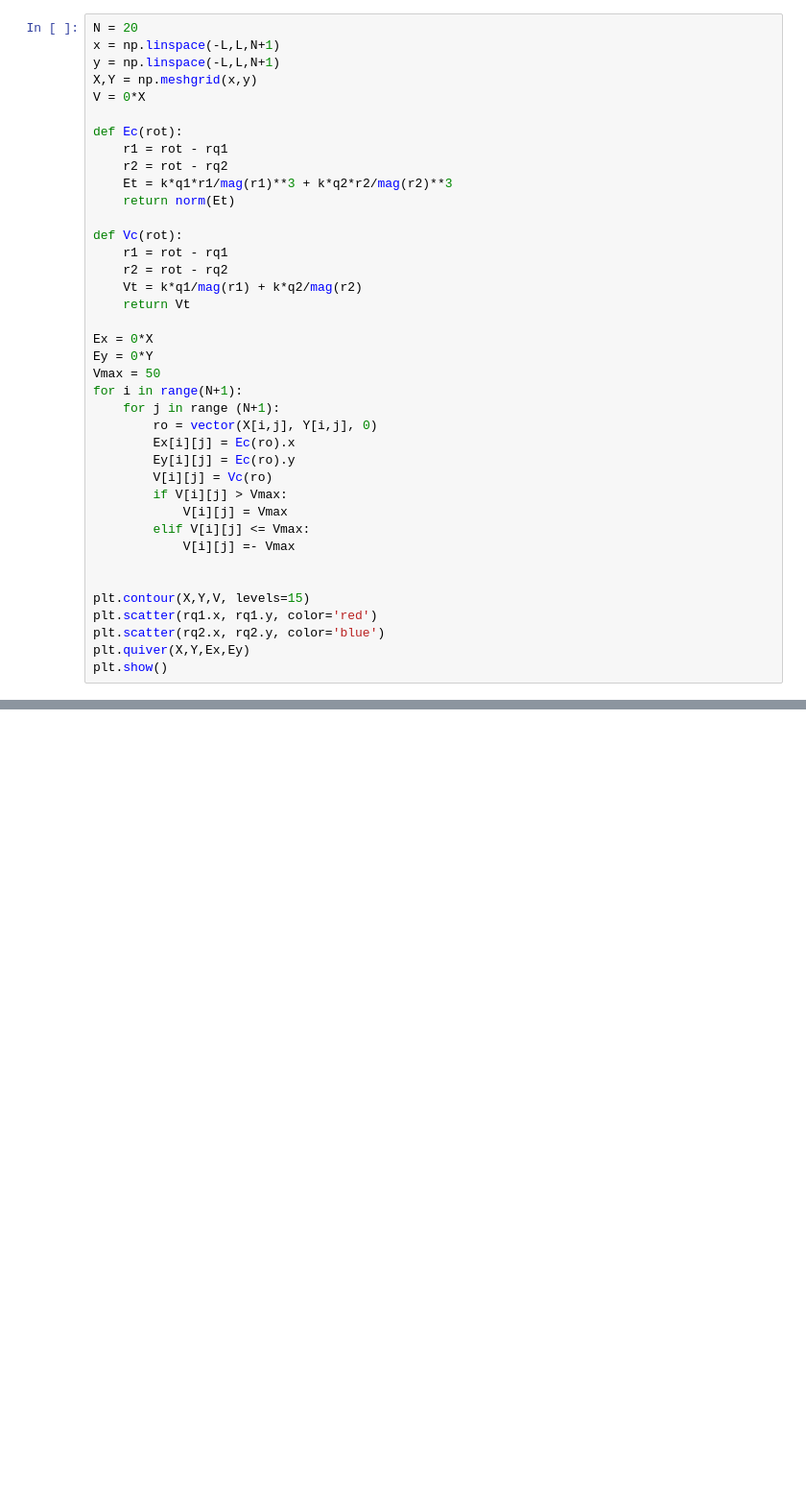
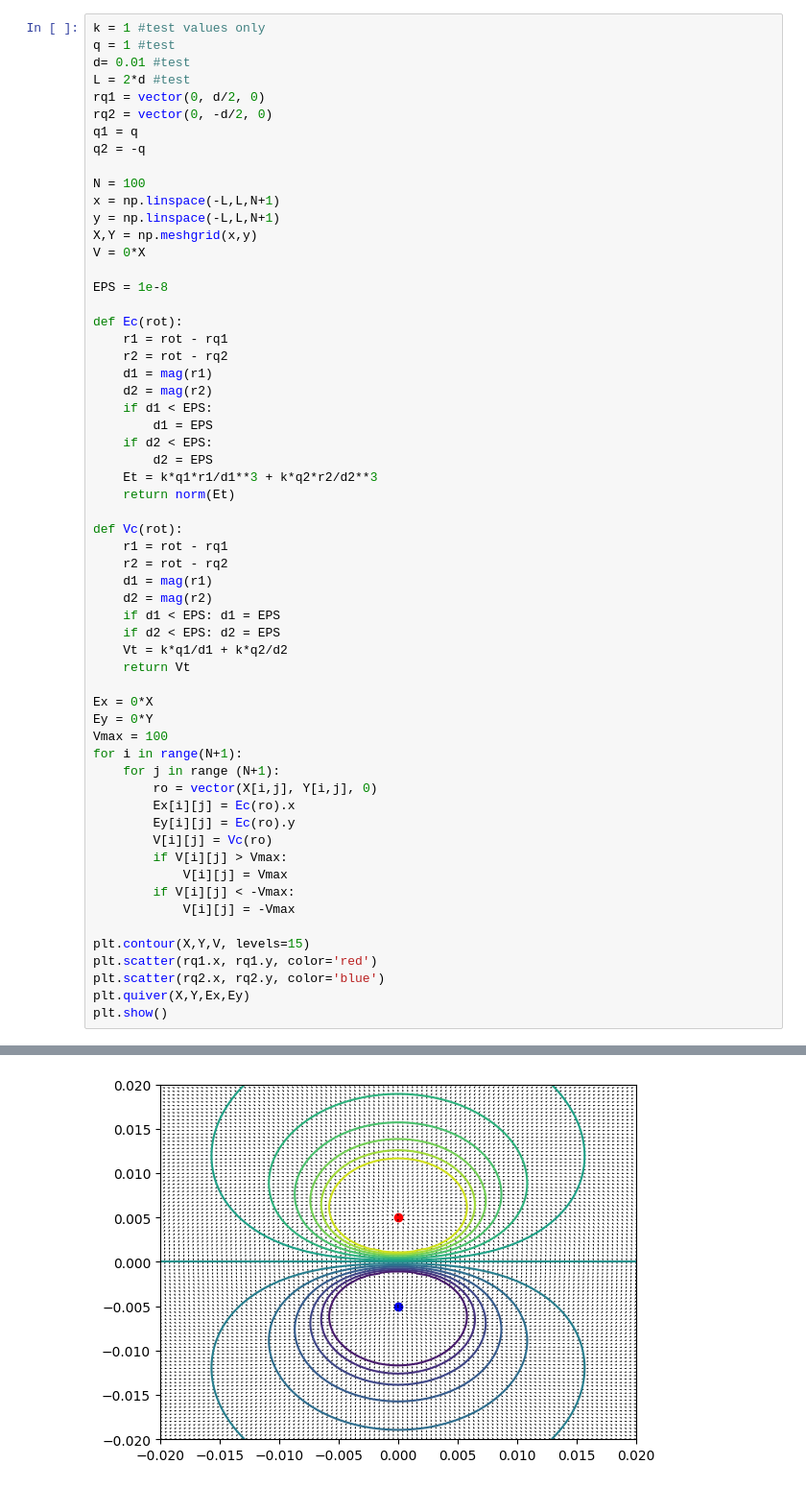
Before and after one commit to lukedev45/Solving-Laplace-s-Equation-for-a-Potential, a Jupyter notebook: dipole.ipynb, the cells around one changed output, grey strips where cells are left out. Shown at 96% size. Saved outputs shown, nothing was run; the diff lists cells and outputs as text; blank space fills up the shorter version.

Commit message:
dipole contour plots

```diff
--- a/dipole.ipynb
+++ b/dipole.ipynb
@@ -5,25 +7,46 @@ from vpython import vector, mag, norm
 # %%
-N = 20
+k = 1 #test values only
+q = 1 #test
+d= 0.01 #test
+L = 2*d #test
+rq1 = vector(0, d/2, 0)
+rq2 = vector(0, -d/2, 0)
+q1 = q
+q2 = -q
+
+N = 100
 x = np.linspace(-L,L,N+1)
 y = np.linspace(-L,L,N+1)
 X,Y = np.meshgrid(x,y)
 V = 0*X
 
+EPS = 1e-8
+
 def Ec(rot):
     r1 = rot - rq1
     r2 = rot - rq2
-    Et = k*q1*r1/mag(r1)**3 + k*q2*r2/mag(r2)**3
+    d1 = mag(r1)
+    d2 = mag(r2)
+    if d1 < EPS:
+        d1 = EPS
+    if d2 < EPS:
+        d2 = EPS
+    Et = k*q1*r1/d1**3 + k*q2*r2/d2**3
     return norm(Et)
 
 def Vc(rot):
     r1 = rot - rq1
     r2 = rot - rq2
-    Vt = k*q1/mag(r1) + k*q2/mag(r2)
+    d1 = mag(r1)
+    d2 = mag(r2)
+    if d1 < EPS: d1 = EPS
+    if d2 < EPS: d2 = EPS
+    Vt = k*q1/d1 + k*q2/d2
     return Vt
 
 Ex = 0*X
 Ey = 0*Y
-Vmax = 50
+Vmax = 100
 for i in range(N+1):
     for j in range (N+1):
         ro = vector(X[i,j], Y[i,j], 0)
@@ -32,9 +55,8 @@ for i in range(N+1):
         V[i][j] = Vc(ro)
         if V[i][j] > Vmax:
             V[i][j] = Vmax
-        elif V[i][j] <= Vmax:
-            V[i][j] =- Vmax
-
+        if V[i][j] < -Vmax:
+            V[i][j] = -Vmax
 
 plt.contour(X,Y,V, levels=15)
 plt.scatter(rq1.x, rq1.y, color='red')
@@ -45,0 +67 @@ NameError: name 'L' is not defined
+[figure, added]
```
Also changed, not shown: parts of 3 cells of this notebook.
